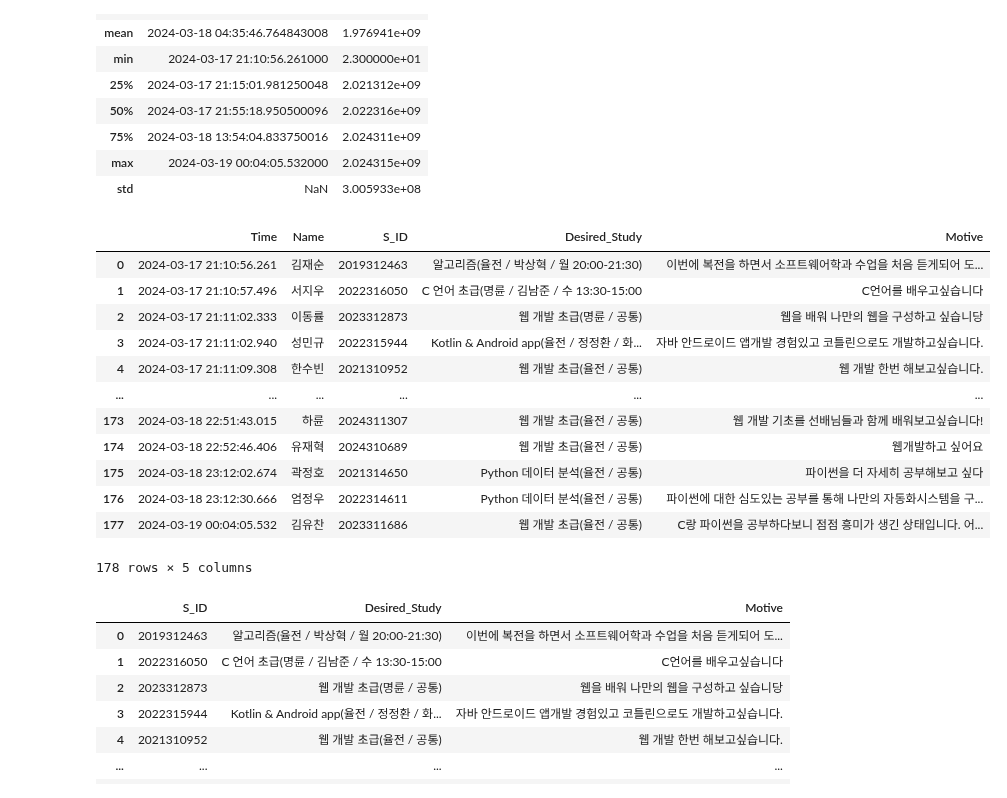
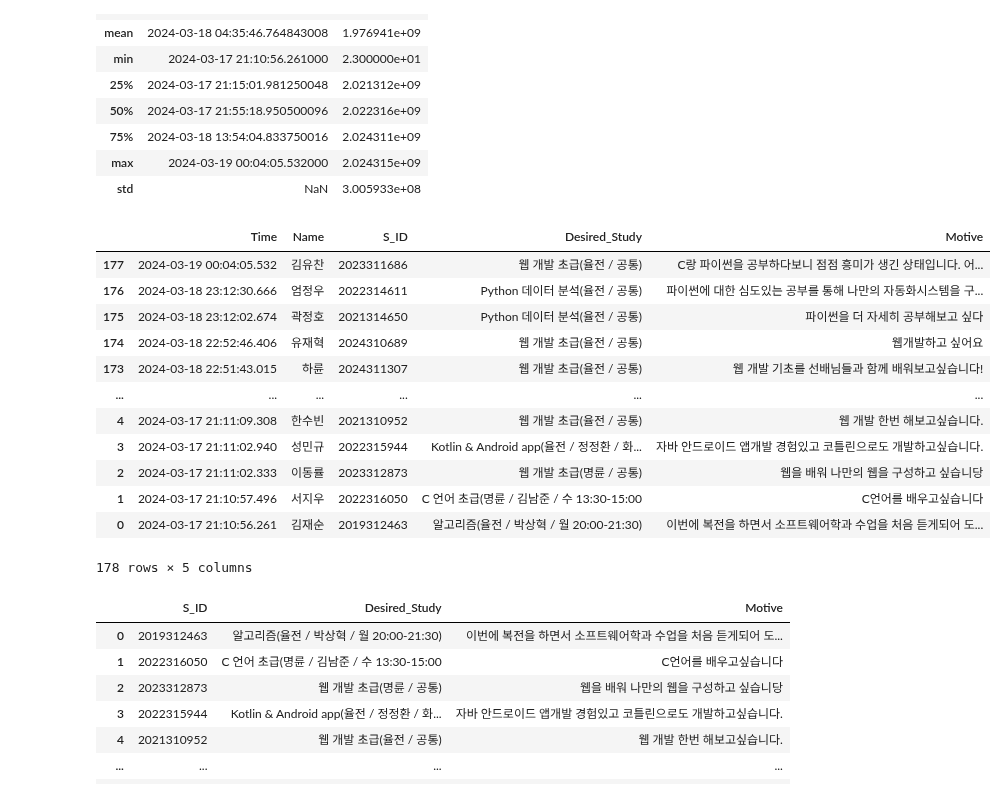
Before and after one commit to ben8169/Study, a Jupyter notebook: Programming Language/python/python practice/pd_review.ipynb, the cells around one changed output. Saved outputs shown, nothing was run; the diff lists cells and outputs as text; code cells hidden in the pictures.

```diff
--- a/Programming Language/python/python practice/pd_review.ipynb
+++ b/Programming Language/python/python practice/pd_review.ipynb
@@ -57,20 +57,20 @@ df.describe()
 | max | 2024-03-19 00:04:05.532000 | 2.024315e+09 |
 | std | NaN | 3.005933e+08 |
 # %%
-df.sort_values(by='Time')
+df.sort_values(by='Time',ascending=False)
 # %% [output]
 |  | Time | Name | S_ID | Desired_Study | Motive |
+| 177 | 2024-03-19 00:04:05.532 | 김유찬 | 2023311686 | 웹 개발 초급(율전 / 공통) | C랑 파이썬을 공부하다보니 점점 흥미가 생긴 상태입니다. 어... |
+| 176 | 2024-03-18 23:12:30.666 | 엄정우 | 2022314611 | Python 데이터 분석(율전 / 공통) | 파이썬에 대한 심도있는 공부를 통해 나만의 자동화시스템을 구... |
+| 175 | 2024-03-18 23:12:02.674 | 곽정호 | 2021314650 | Python 데이터 분석(율전 / 공통) | 파이썬을 더 자세히 공부해보고 싶다 |
+| 174 | 2024-03-18 22:52:46.406 | 유재혁 | 2024310689 | 웹 개발 초급(율전 / 공통) | 웹개발하고 싶어요 |
+| 173 | 2024-03-18 22:51:43.015 | 하륜 | 2024311307 | 웹 개발 초급(율전 / 공통) | 웹 개발 기초를 선배님들과 함께 배워보고싶습니다! |
+| ... | ... | ... | ... | ... | ... |
+| 4 | 2024-03-17 21:11:09.308 | 한수빈 | 2021310952 | 웹 개발 초급(율전 / 공통) | 웹 개발 한번 해보고싶습니다. |
+| 3 | 2024-03-17 21:11:02.940 | 성민규 | 2022315944 | Kotlin & Android app(율전 / 정정환 / 화... | 자바 안드로이드 앱개발 경험있고 코틀린으로도 개발하고싶습니다. |
+| 2 | 2024-03-17 21:11:02.333 | 이동률 | 2023312873 | 웹 개발 초급(명륜 / 공통) | 웹을 배워 나만의 웹을 구성하고 싶습니당 |
+| 1 | 2024-03-17 21:10:57.496 | 서지우 | 2022316050 | C 언어 초급(명륜 / 김남준 / 수 13:30-15:00 | C언어를 배우고싶습니다 |
 | 0 | 2024-03-17 21:10:56.261 | 김재순 | 2019312463 | 알고리즘(율전 / 박상혁 / 월 20:00-21:30) | 이번에 복전을 하면서 소프트웨어학과 수업을 처음 듣게되어 도... |
-| 1 | 2024-03-17 21:10:57.496 | 서지우 | 2022316050 | C 언어 초급(명륜 / 김남준 / 수 13:30-15:00 | C언어를 배우고싶습니다 |
-| 2 | 2024-03-17 21:11:02.333 | 이동률 | 2023312873 | 웹 개발 초급(명륜 / 공통) | 웹을 배워 나만의 웹을 구성하고 싶습니당 |
-| 3 | 2024-03-17 21:11:02.940 | 성민규 | 2022315944 | Kotlin & Android app(율전 / 정정환 / 화... | 자바 안드로이드 앱개발 경험있고 코틀린으로도 개발하고싶습니다. |
-| 4 | 2024-03-17 21:11:09.308 | 한수빈 | 2021310952 | 웹 개발 초급(율전 / 공통) | 웹 개발 한번 해보고싶습니다. |
-| ... | ... | ... | ... | ... | ... |
-| 173 | 2024-03-18 22:51:43.015 | 하륜 | 2024311307 | 웹 개발 초급(율전 / 공통) | 웹 개발 기초를 선배님들과 함께 배워보고싶습니다! |
-| 174 | 2024-03-18 22:52:46.406 | 유재혁 | 2024310689 | 웹 개발 초급(율전 / 공통) | 웹개발하고 싶어요 |
-| 175 | 2024-03-18 23:12:02.674 | 곽정호 | 2021314650 | Python 데이터 분석(율전 / 공통) | 파이썬을 더 자세히 공부해보고 싶다 |
-| 176 | 2024-03-18 23:12:30.666 | 엄정우 | 2022314611 | Python 데이터 분석(율전 / 공통) | 파이썬에 대한 심도있는 공부를 통해 나만의 자동화시스템을 구... |
-| 177 | 2024-03-19 00:04:05.532 | 김유찬 | 2023311686 | 웹 개발 초급(율전 / 공통) | C랑 파이썬을 공부하다보니 점점 흥미가 생긴 상태입니다. 어... |
 178 rows × 5 columns
 # %%
 df.loc[[0,3,5],['Time','Name']]
```
Also changed, not shown: 1 other file.
